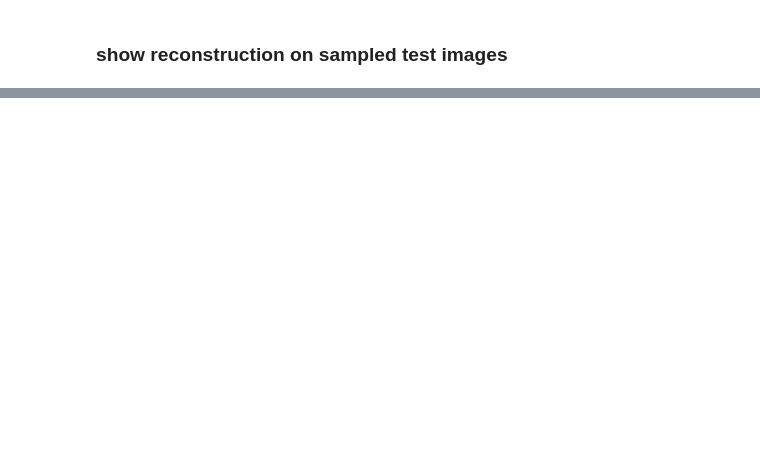
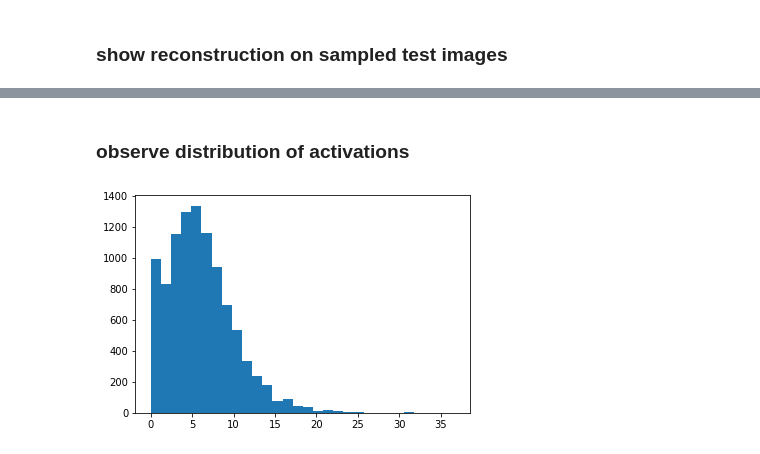
Before and after one commit to rramosp/2020.deeplearning, a Jupyter notebook: U2.01 - Network Architectures - Autoencoders.ipynb, the cells around one changed output, grey strips where cells are left out. Drawn from its saved outputs; the diff is of its cells as text; code cells hidden in the pictures; blank space fills up the shorter version.

```diff
--- a/U2.01 - Network Architectures - Autoencoders.ipynb
+++ b/U2.01 - Network Architectures - Autoencoders.ipynb
@@ -134,0 +174,6 @@ for i in range(len(X_sample)):
+# %% [markdown]
+### observe distribution of activations
+# %%
+plt.hist(X_sample_encoded.flatten(), bins=30);
+# %% [output]
+[figure, added]
```
Also changed, not shown: parts of 34 cells of this notebook.
